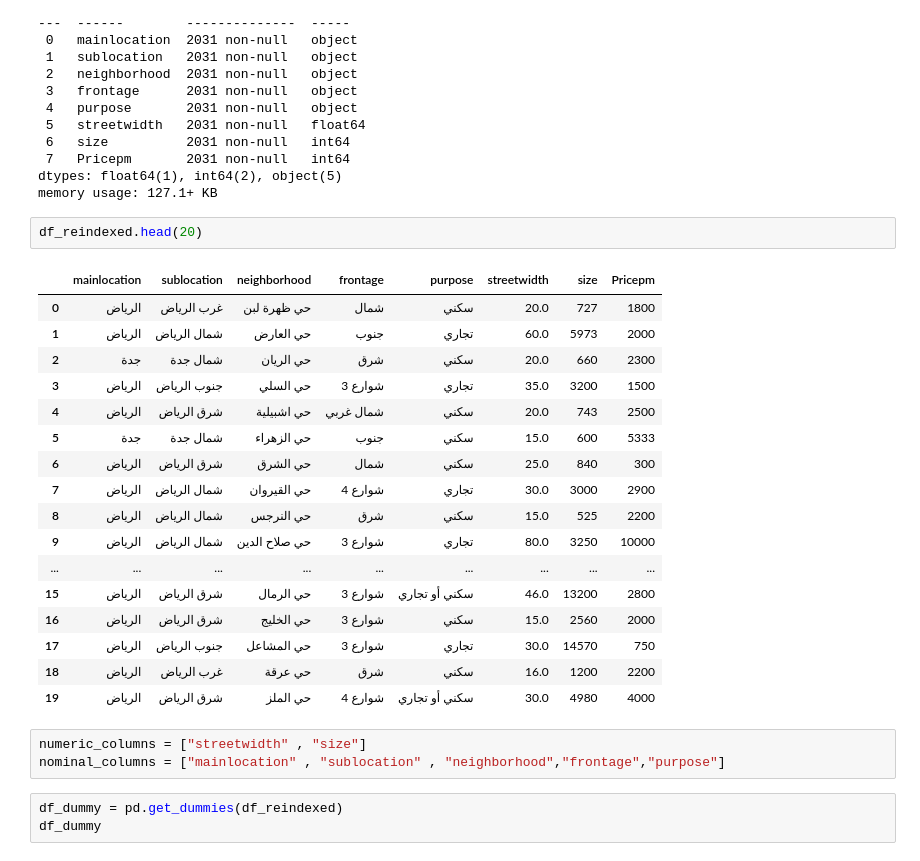
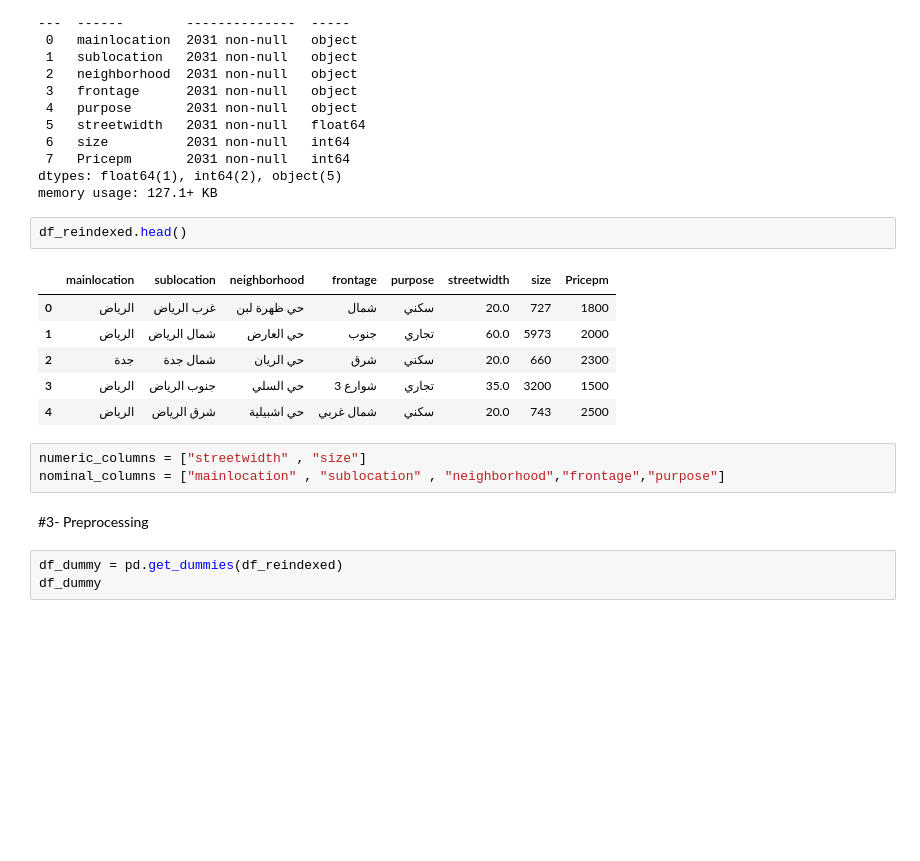
Before and after one commit to Ahmad-Almosallam/Land-Price-Prediction, a Jupyter notebook: Land Prices Prediction.ipynb, the cells around one changed output. Cells and saved outputs as stored; diff of their text form; blank space fills up the shorter version.

```diff
--- a/Land Prices Prediction.ipynb
+++ b/Land Prices Prediction.ipynb
@@ -48,28 +56,19 @@ Data columns (total 8 columns):
 dtypes: float64(1), int64(2), object(5)
 memory usage: 127.1+ KB
 # %%
-df_reindexed.head(20)
+df_reindexed.head()
 # %% [output]
 |  | mainlocation | sublocation | neighborhood | frontage | purpose | streetwidth | size | Pricepm |
 | 0 | الرياض | غرب الرياض | حي ظهرة لبن | شمال | سكني | 20.0 | 727 | 1800 |
 | 1 | الرياض | شمال الرياض | حي العارض | جنوب | تجاري | 60.0 | 5973 | 2000 |
 | 2 | جدة | شمال جدة | حي الريان | شرق | سكني | 20.0 | 660 | 2300 |
 | 3 | الرياض | جنوب الرياض | حي السلي | 3 شوارع | تجاري | 35.0 | 3200 | 1500 |
 | 4 | الرياض | شرق الرياض | حي اشبيلية | شمال غربي | سكني | 20.0 | 743 | 2500 |
-| 5 | جدة | شمال جدة | حي الزهراء | جنوب | سكني | 15.0 | 600 | 5333 |
-| 6 | الرياض | شرق الرياض | حي الشرق | شمال | سكني | 25.0 | 840 | 300 |
-| 7 | الرياض | شمال الرياض | حي القيروان | 4 شوارع | تجاري | 30.0 | 3000 | 2900 |
-| 8 | الرياض | شمال الرياض | حي النرجس | شرق | سكني | 15.0 | 525 | 2200 |
-| 9 | الرياض | شمال الرياض | حي صلاح الدين | 3 شوارع | تجاري | 80.0 | 3250 | 10000 |
-| ... | ... | ... | ... | ... | ... | ... | ... | ... |
-| 15 | الرياض | شرق الرياض | حي الرمال | 3 شوارع | سكني أو تجاري | 46.0 | 13200 | 2800 |
-| 16 | الرياض | شرق الرياض | حي الخليج | 3 شوارع | سكني | 15.0 | 2560 | 2000 |
-| 17 | الرياض | جنوب الرياض | حي المشاعل | 3 شوارع | تجاري | 30.0 | 14570 | 750 |
-| 18 | الرياض | غرب الرياض | حي عرقة | شرق | سكني | 16.0 | 1200 | 2200 |
-| 19 | الرياض | شرق الرياض | حي الملز | 4 شوارع | سكني أو تجاري | 30.0 | 4980 | 4000 |
 # %%
 numeric_columns = ["streetwidth" , "size"]
 nominal_columns = ["mainlocation" , "sublocation" , "neighborhood","frontage","purpose"]
+# %% [markdown]
+#3- Preprocessing
 # %%
 df_dummy = pd.get_dummies(df_reindexed)
 df_dummy
```
Also changed, not shown: parts of 13 cells of this notebook.
